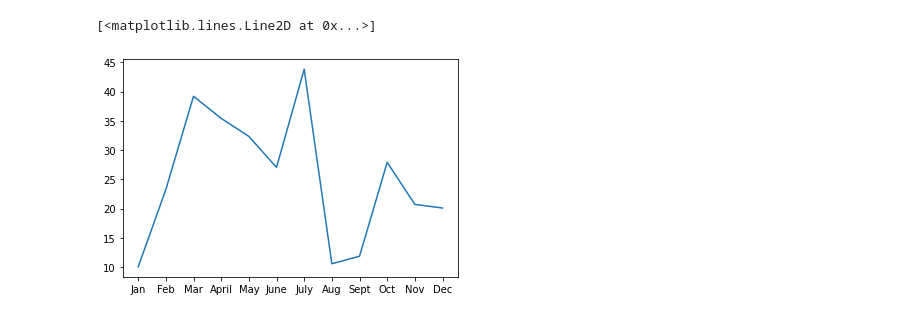
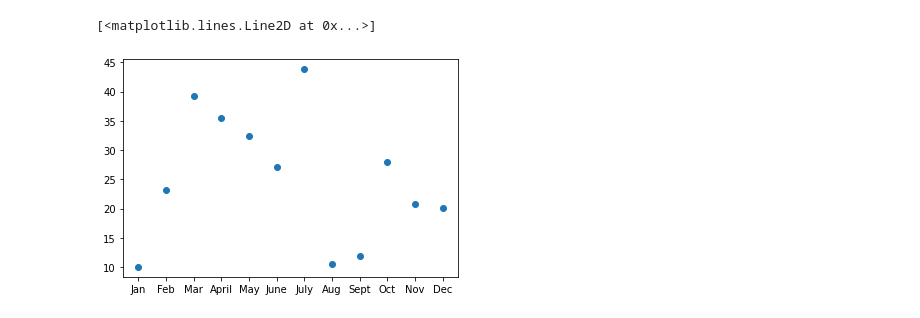
Before and after one commit to basecipher/PyBer_Analysis, a Jupyter notebook: matplotlib_practice.ipynb, the cells around one changed output. Saved outputs shown, nothing was run; the diff lists cells and outputs as text; code cells hidden in the pictures.

```diff
--- a/matplotlib_practice.ipynb
+++ b/matplotlib_practice.ipynb
@@ -12,5 +177,5 @@ y_axis = [10.02, 23.24, 39.20, 35.42, 32.34, 27.04, 43.82, 10.56, 11.85, 27.90,
 # %%
-plt.plot(x_axis, y_axis)
+plt.plot(x_axis, y_axis, 'o')
 # %% [output]
 [<matplotlib.lines.Line2D at 0x...>]
-[figure, old version]
+[figure, new version]
```
Also changed, not shown: parts of 23 cells of this notebook, 3 other files.
